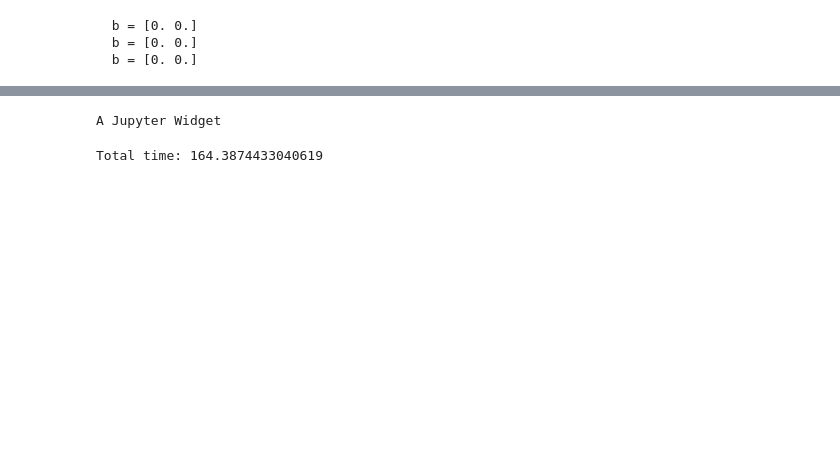
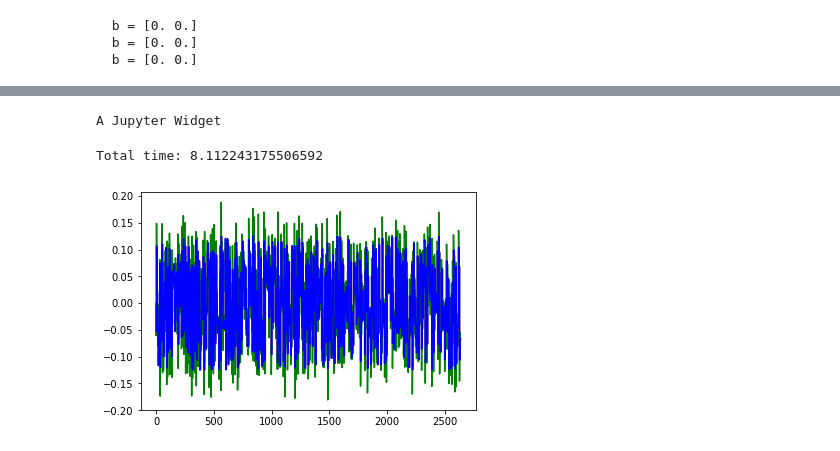
Before and after one commit to jorchard/peBogacz, a Jupyter notebook: python/runme1.ipynb, the cells around one changed output, grey strips where cells are left out. Cells and saved outputs as stored; diff of their text form; code cells hidden in the pictures; blank space fills up the shorter version.

```diff
--- a/python/runme1.ipynb
+++ b/python/runme1.ipynb
@@ -90,7 +77,8 @@ net.ShowWeights()
 [[1. 0.]
  [0. 1.]]
 # %%
-epochs = 200
+net.layers[-1].beta = 1.
+epochs = 100
 fp = FloatProgress(min=0,max=epochs)
 display(fp)
 T = 4
@@ -101,11 +89,19 @@ for k in range(epochs):
     net.SetInput([x,y])
     net.SetExpectation([x,y])
     #print(k, x,y)
-    net.Run(T, dt=0.001)
+    net.Run(T, dt=0.01)
     fp.value += 1
 end_time = time.time()
 print('Total time: '+str(end_time-start_time))
 # %% [output]
 A Jupyter Widget
-Total time: 164.3874433040619
+Total time: 8.112243175506592
+# %%
+lastn = -50*1000
+lastn = 0
+plt.plot(np.array(net.t_history[lastn:]), np.array(net.layers[0].v_history)[lastn:,0], 'r',
+         np.array(net.t_history[lastn:]), np.array(net.layers[1].v_history)[lastn:,0], 'g',
+         np.array(net.t_history[lastn:]), np.array(net.layers[2].v_history)[lastn:,0], 'b');
+# %% [output]
+[figure, added]
 # %%
```
Also changed, not shown: parts of 16 cells of this notebook, 2 other files.
